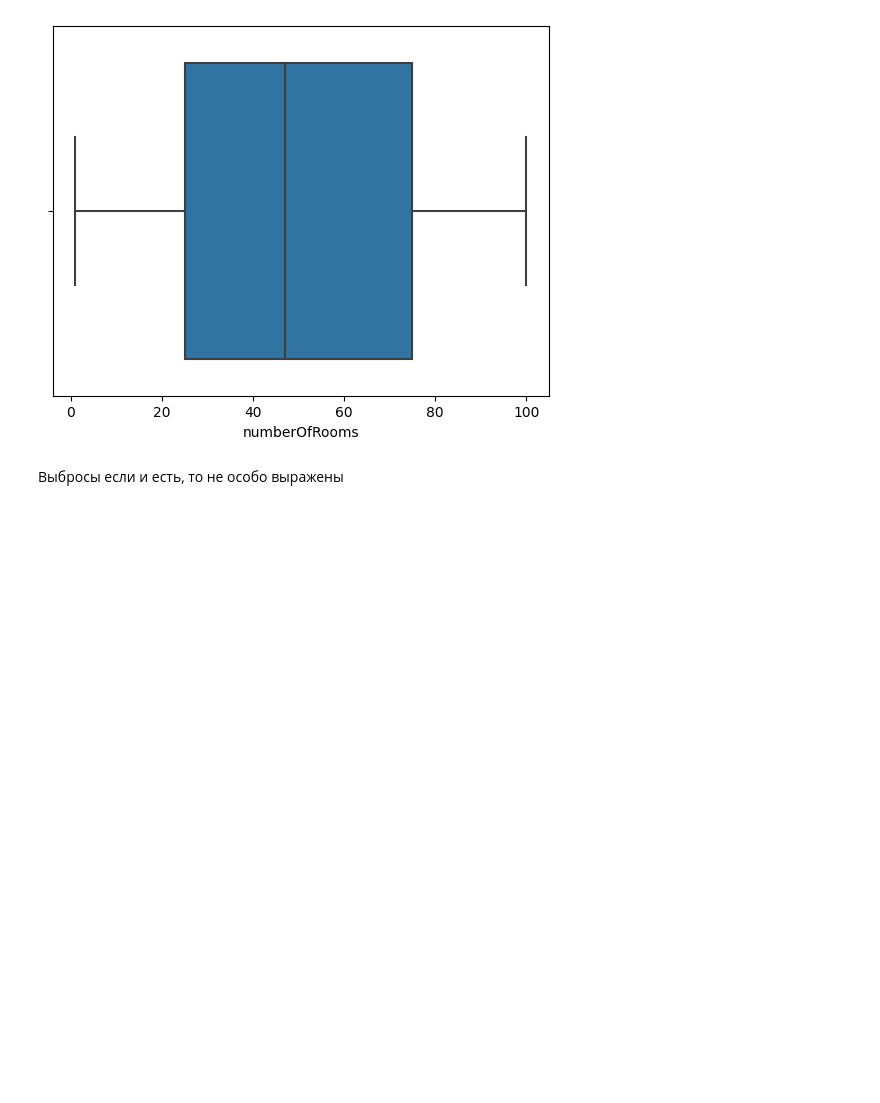
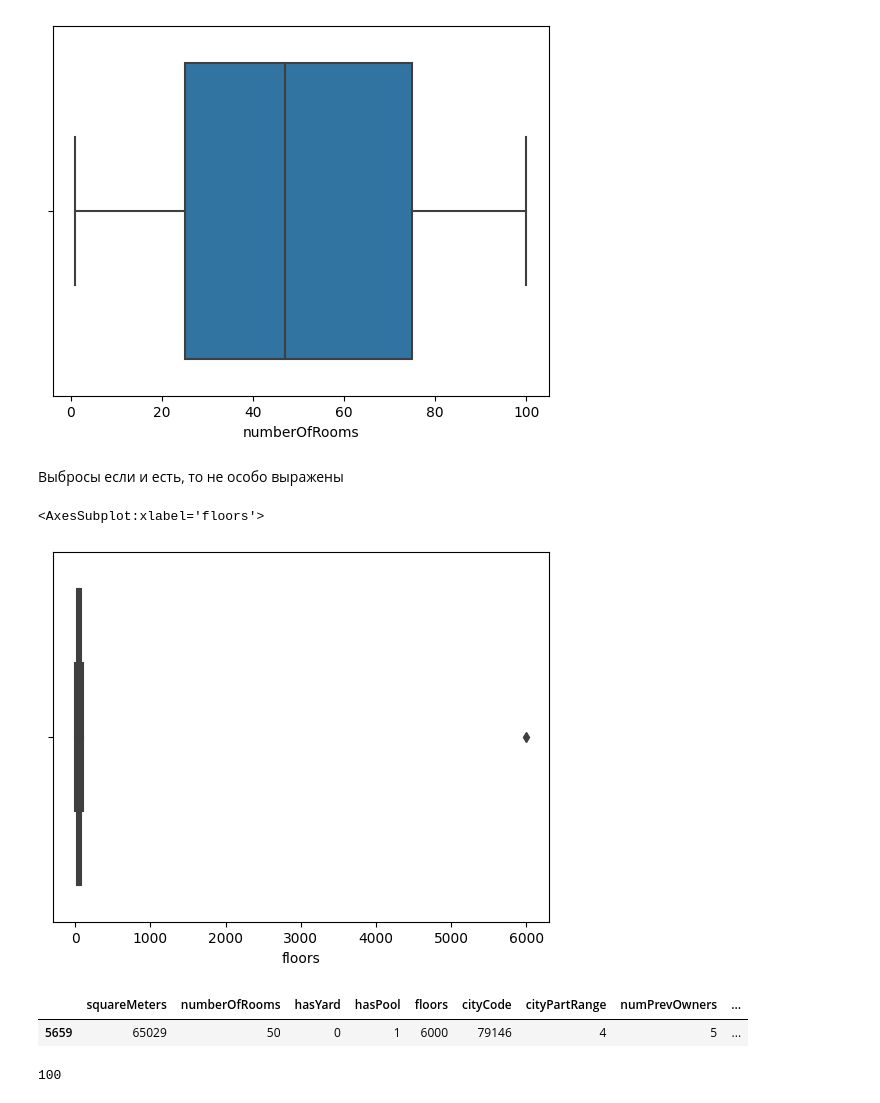
Before and after one commit to BagzzBunny/Regression-with-a-Tabular-Paris-Housing-Price-Dataset, a Jupyter notebook: housing_price_paris.ipynb, the cells around one changed output. Saved outputs shown, nothing was run; the diff lists cells and outputs as text; code cells hidden in the pictures; blank space fills up the shorter version.

Commit message:
added floors analysis

```diff
--- a/housing_price_paris.ipynb
+++ b/housing_price_paris.ipynb
@@ -160,3 +160,18 @@ sns.boxplot(train_df, x='numberOfRooms')
 [figure]
 # %% [markdown]
 Выбросы если и есть, то не особо выражены
+# %%
+sns.boxplot(train_df, x='floors')
+# %% [output]
+<AxesSubplot:xlabel='floors'>
+[figure, added]
+# %%
+train_df[train_df['floors']==train_df['floors'].max()]
+# %% [output]
+|  | squareMeters | numberOfRooms | hasYard | hasPool | floors | cityCode | cityPartRange | numPrevOwners | ... |
+| 5659 | 65029 | 50 | 0 | 1 | 6000 | 79146 | 4 | 5 | ... |
+# %%
+train_df = train_df.loc[train_df['floors']!=train_df['floors'].max()]
+train_df['floors'].max()
+# %% [output]
+100
```
Also changed, not shown: parts of 1 cell of this notebook.
